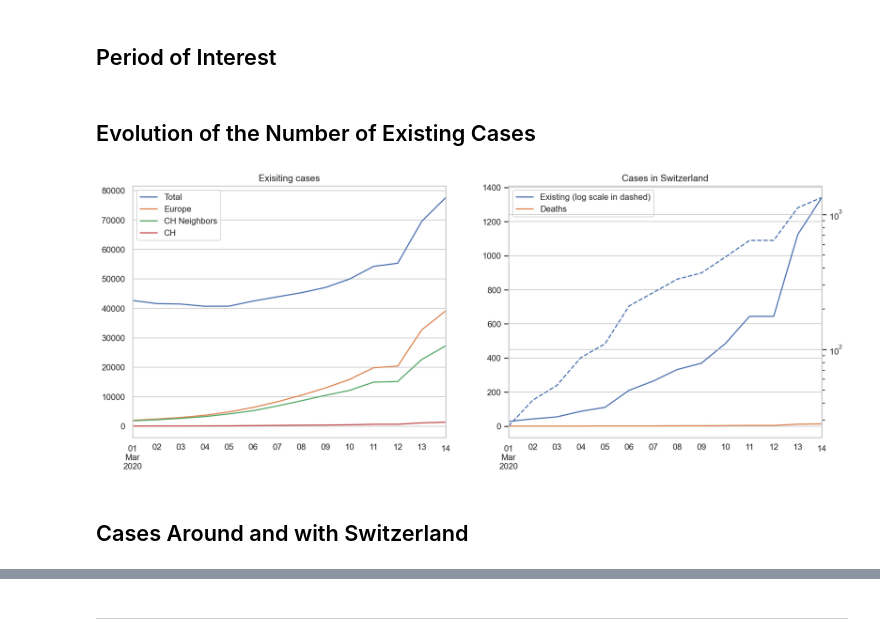
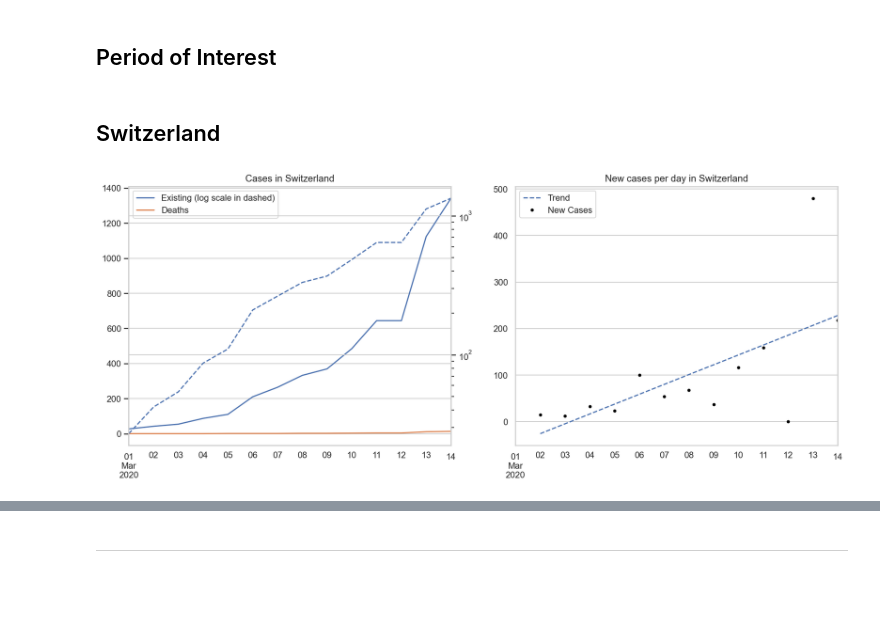
Before and after one commit to fredmontet/co-vidis, a Jupyter notebook: notebooks/co-vidis.ipynb, the cells around one changed output, grey strips where cells are left out. Saved outputs shown, nothing was run; the diff lists cells and outputs as text; code cells hidden in the pictures; blank space fills up the shorter version.

```diff
--- a/notebooks/co-vidis.ipynb
+++ b/notebooks/co-vidis.ipynb
@@ -90,5 +90,3 @@ existing = by_country.get("existing")[-last_n_days:]
 confirmed = by_country.get("confirmed")[-last_n_days:]
 deaths = by_country.get("deaths")[-last_n_days:]
 recovered = by_country.get("recovered")[-last_n_days:]
-# %% [markdown]
-## Evolution of the Number of Existing Cases
@@ -97,19 +93,2 @@ df = by_country.get("existing")[CH].sum(axis=1)
-# %%
-fig, (ax1, ax2) = plt.subplots(1,2)
-existing.sum(axis=1).plot(ax=ax1, figsize=(16,6), title="Exisiting cases")
-existing[EU].sum(axis=1).plot(ax=ax1)
-existing[CH_neighbors].sum(axis=1).plot(ax=ax1)
-existing[CH].sum(axis=1).plot(ax=ax1)
-
-
-ax2 = existing[CH].sum(axis=1).plot(ax=ax2, title="Cases in Switzerland", legend="Existing")
-ax2 = deaths[CH].sum(axis=1).plot(ax=ax2)
-ax3 = ax2.twinx()
-ax3 = existing[CH].sum(axis=1).plot(ax=ax3, logy=True, style="--")
-
-ax1.legend(["Total", "Europe", "CH Neighbors", "CH"]);
-ax2.legend(["Existing (log scale in dashed)", "Deaths"]);
-# %% [output]
-[figure, removed]
 # %% [markdown]
-## Cases Around and with Switzerland
+## Switzerland
@@ -115,0 +105,15 @@ ax2.legend(["Existing (log scale in dashed)", "Deaths"]);
+# %%
+fig, (ax1, ax2) = plt.subplots(1,2)
+
+ax1 = existing[CH].sum(axis=1).plot(ax=ax1, title="Cases in Switzerland")
+ax1 = deaths[CH].sum(axis=1).plot(ax=ax1)
+ax1log = ax1.twinx()
+ax1log = existing[CH].sum(axis=1).plot(ax=ax1log, logy=True, style="--")
+
+Y_pred.plot(ax=ax2, figsize=(16,6), style="--", title="New cases per day in Switzerland");
+existing[CH].diff().plot(ax=ax2, style=".", color="black", title="New cases per day in Switzerland");
+
+ax1.legend(["Existing (log scale in dashed)", "Deaths"]);
+ax2.legend(["Trend", "New Cases"]);
+# %% [output]
+[figure, added]
```
Also changed, not shown: parts of 10 cells of this notebook.
